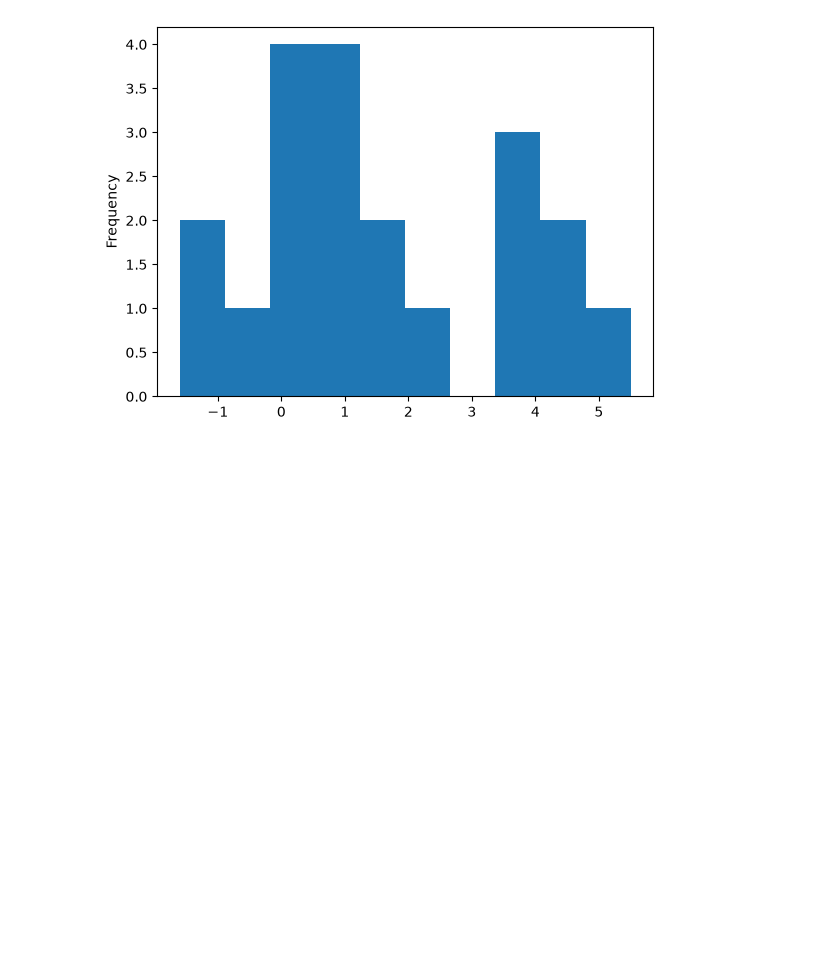
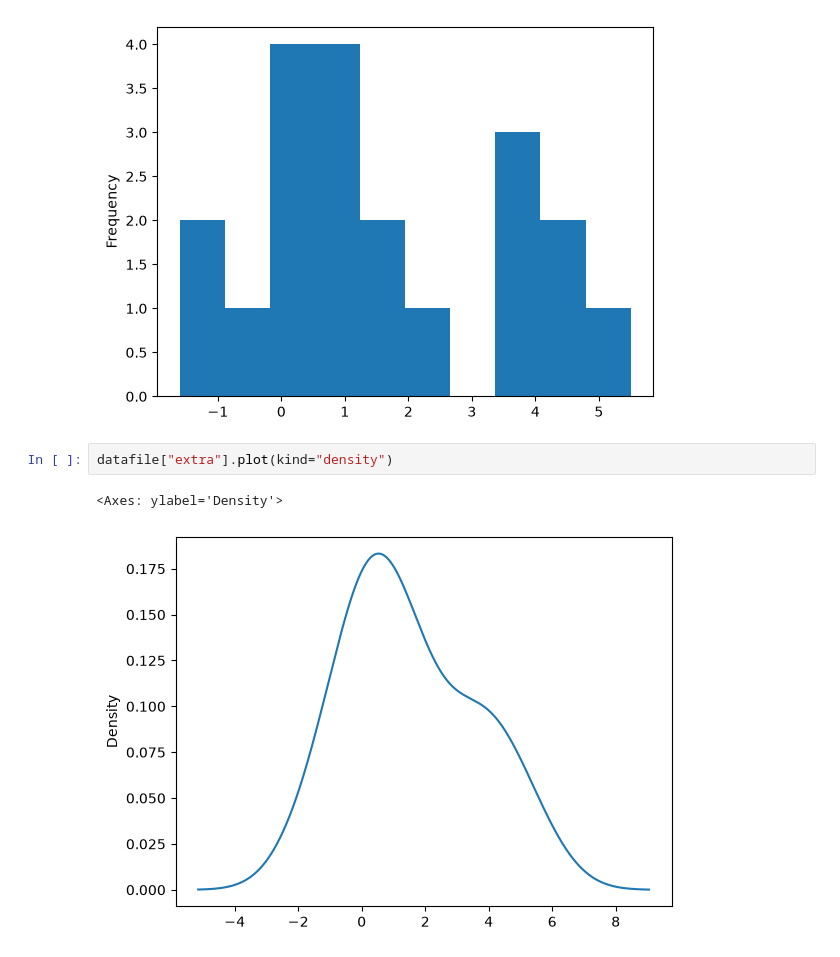
Before and after one commit to gc4113n/Fall-Winter2026, a Jupyter notebook: Georgia Allen.ipynb, the cells around one changed output. Drawn from its saved outputs; the diff is of its cells as text; blank space fills up the shorter version.

```diff
--- a/Georgia Allen.ipynb
+++ b/Georgia Allen.ipynb
@@ -19,3 +19,8 @@ datafile["extra"].plot(kind="hist")
 # %% [output]
 <Axes: ylabel='Frequency'>
 [figure]
+# %%
+datafile["extra"].plot(kind="density")
+# %% [output]
+<Axes: ylabel='Density'>
+[figure, added]
```
